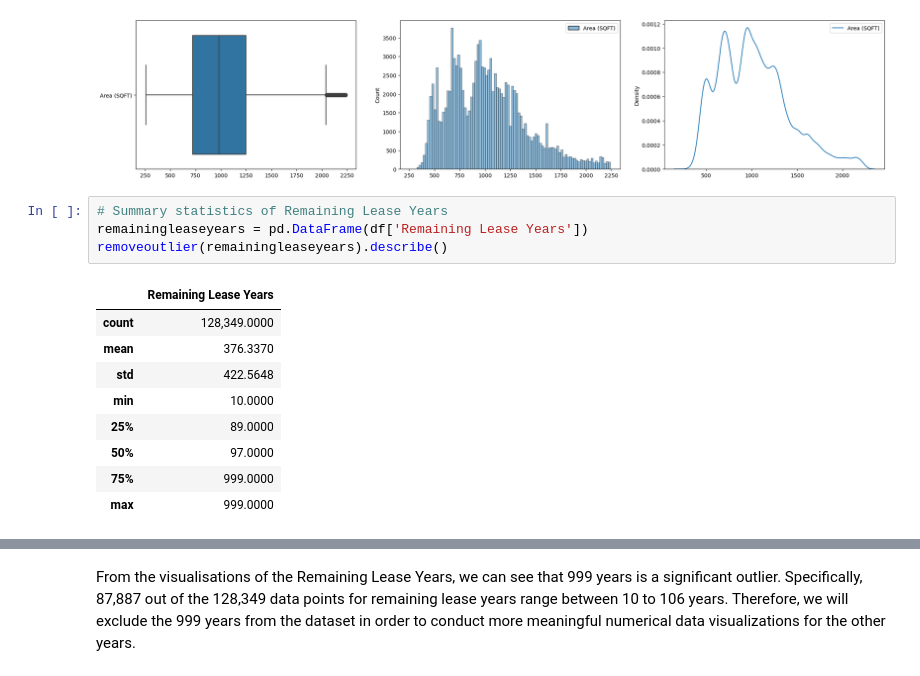
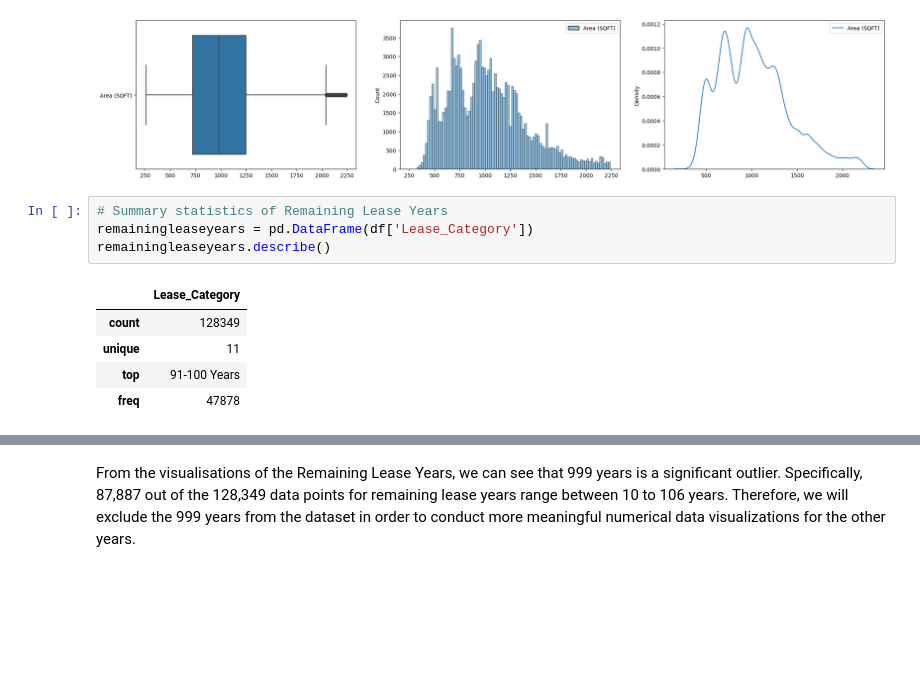
Before and after one commit to feliciahxy/SC1015-DSAI-project, a Jupyter notebook: EDA/EDA.ipynb, the cells around one changed output, grey strips where cells are left out. Drawn from its saved outputs; the diff is of its cells as text; blank space fills up the shorter version.

```diff
--- a/EDA/EDA.ipynb
+++ b/EDA/EDA.ipynb
@@ -108,15 +117,11 @@ sb.kdeplot(data = removeoutlier(area), ax = axes[2])
 [figure]
 # %%
 # Summary statistics of Remaining Lease Years
-remainingleaseyears = pd.DataFrame(df['Remaining Lease Years'])
-removeoutlier(remainingleaseyears).describe()
+remainingleaseyears = pd.DataFrame(df['Lease_Category'])
+remainingleaseyears.describe()
 # %% [output]
-|  | Remaining Lease Years |
-| count | 128,349.0000 |
-| mean | 376.3370 |
-| std | 422.5648 |
-| min | 10.0000 |
-| 25% | 89.0000 |
-| 50% | 97.0000 |
-| 75% | 999.0000 |
-| max | 999.0000 |
+|  | Lease_Category |
+| count | 128349 |
+| unique | 11 |
+| top | 91-100 Years |
+| freq | 47878 |
```
Also changed, not shown: parts of 12 cells of this notebook, 2 other files.
